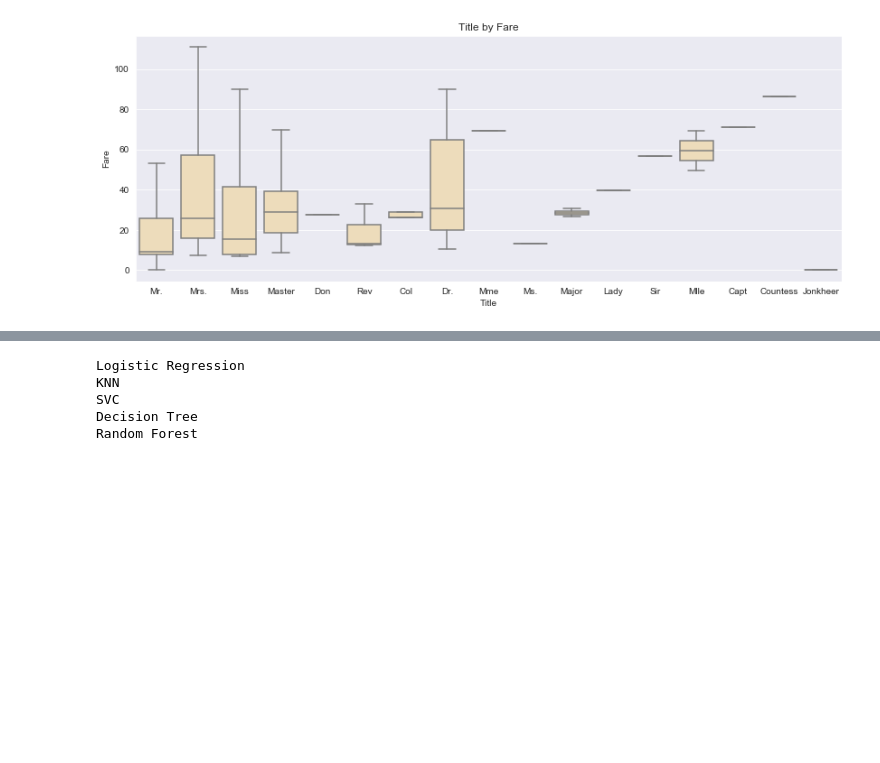
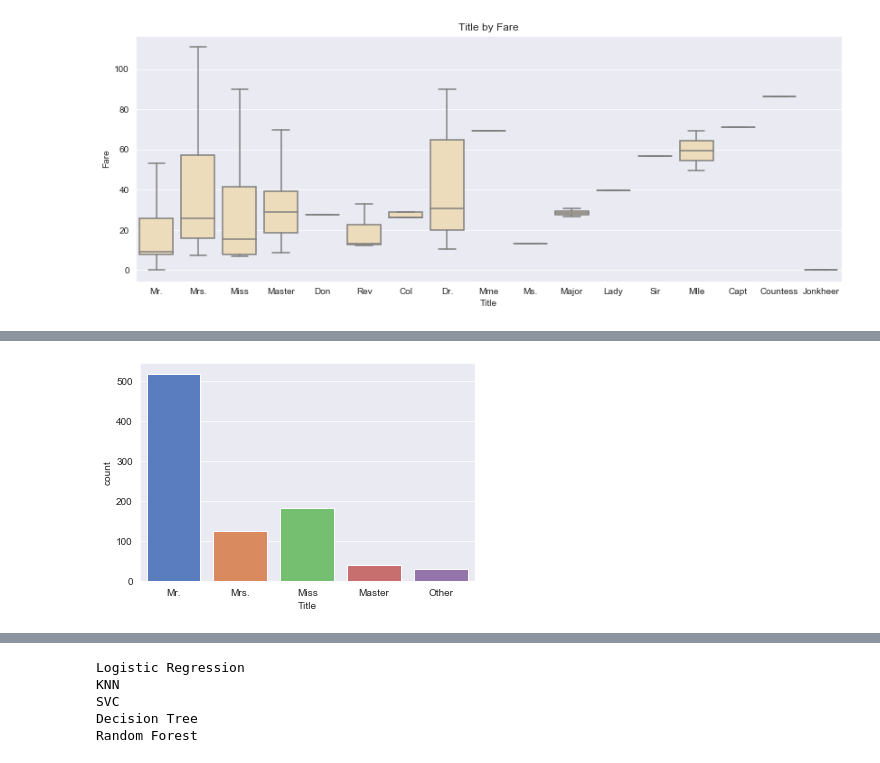
Before and after one commit to arsalanfardi/Titanic-Survival-Prediction, a Jupyter notebook: Titanic_Survival_Prediction.ipynb, the cells around one changed output, grey strips where cells are left out. Saved outputs shown, nothing was run; the diff lists cells and outputs as text; code cells hidden in the pictures; blank space fills up the shorter version.

```diff
--- a/Titanic_Survival_Prediction.ipynb
+++ b/Titanic_Survival_Prediction.ipynb
@@ -467,3 +468,14 @@ df_processed.head()
+# %%
+def group_titles(row):
+    common_titles = ['Mr.', 'Mrs.', 'Miss', 'Master']
+    if(row['Title'] not in common_titles):
+        row['Title'] = 'Other'
+    return row
+
+df_processed = df_processed.apply(group_titles, axis=1)
+ax = sns.countplot('Title', data=df_processed)
+# %% [output]
+[figure, added]
 # %%
 # Use titles because it includes titles in both training and test datasets
 df_processed = pd.concat([df_processed, pd.get_dummies(df_processed['Title'], prefix='Title')], axis=1)
```
Also changed, not shown: parts of 47 cells of this notebook.
